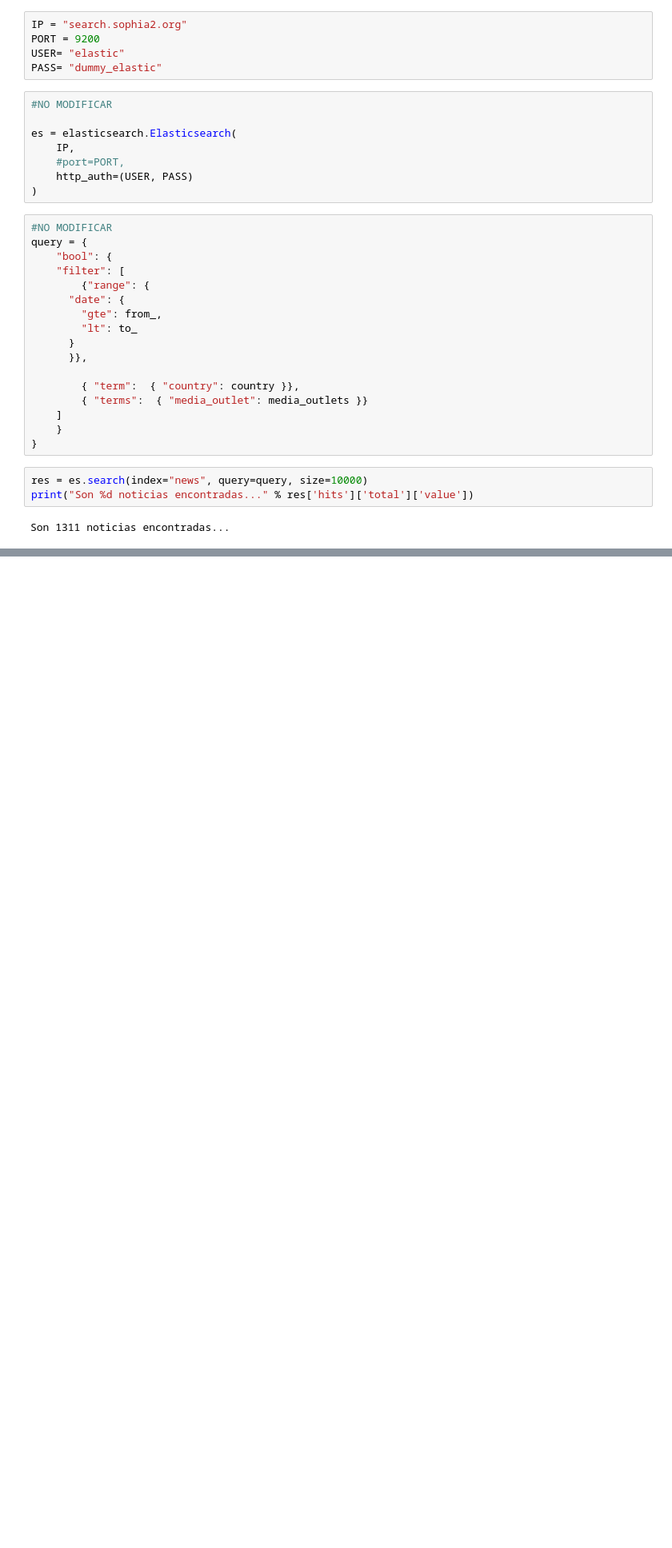
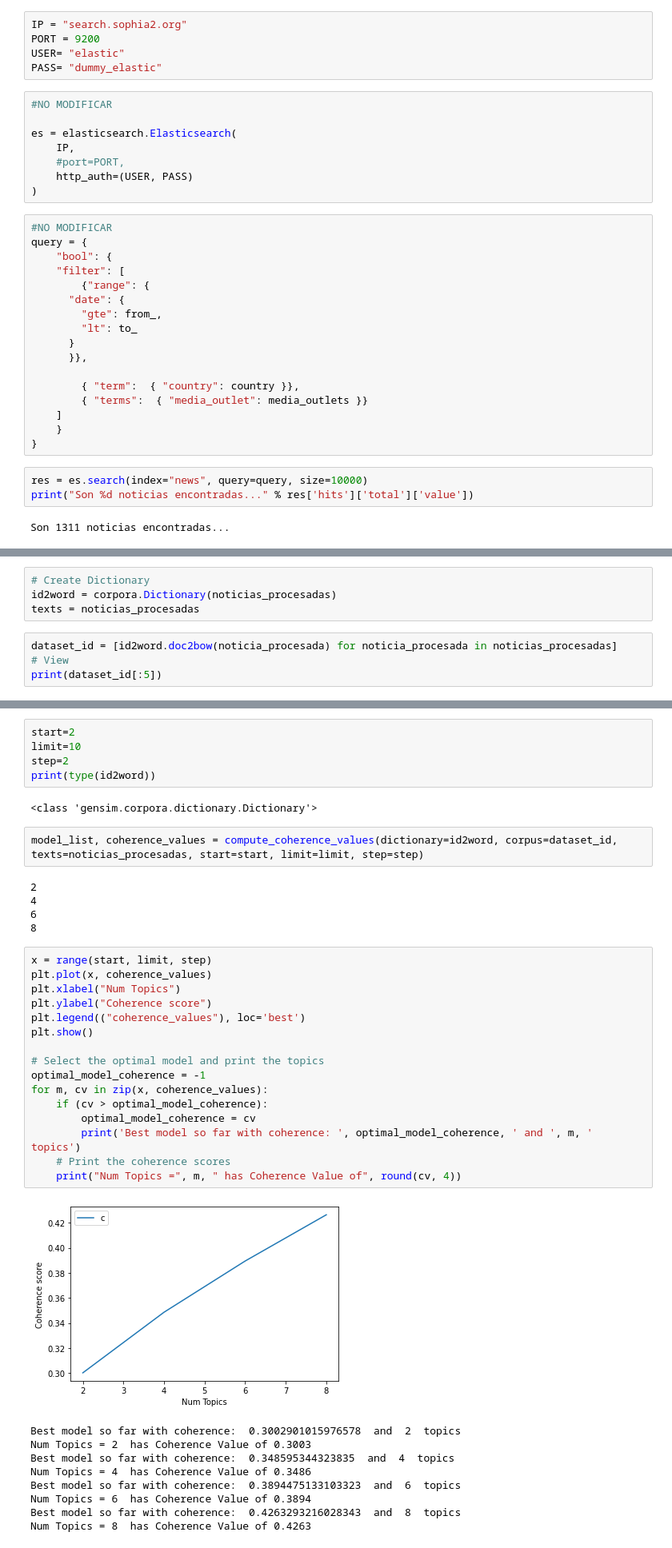
Before and after one commit to alexbgh1/INFO279_2022, a Jupyter notebook: tareas/tarea1.ipynb, the cells around one changed output, grey strips where cells are left out. Shown: that part at 80% size. Cells and saved outputs as stored; diff of their text form; blank space fills up the shorter version.

```diff
--- a/tareas/tarea1.ipynb
+++ b/tareas/tarea1.ipynb
@@ -98,0 +235,8 @@ df.head()
+# %%
+# Create Dictionary
+id2word = corpora.Dictionary(noticias_procesadas)
+texts = noticias_procesadas
+# %%
+dataset_id = [id2word.doc2bow(noticia_procesada) for noticia_procesada in noticias_procesadas]
+# View
+print(dataset_id[:5])
@@ -98,0 +296,40 @@ df.head()
+# %%
+start=2
+limit=10
+step=2
+print(type(id2word))
+# %% [output]
+<class 'gensim.corpora.dictionary.Dictionary'>
+# %%
+model_list, coherence_values = compute_coherence_values(dictionary=id2word, corpus=dataset_id, texts=noticias_procesadas, start=start, limit=limit, step=step)
+# %% [output]
+2
+4
+6
+8
+# %%
+x = range(start, limit, step)
+plt.plot(x, coherence_values)
+plt.xlabel("Num Topics")
+plt.ylabel("Coherence score")
+plt.legend(("coherence_values"), loc='best')
+plt.show()
+
+# Select the optimal model and print the topics
+optimal_model_coherence = -1
+for m, cv in zip(x, coherence_values):
+    if (cv > optimal_model_coherence):
+        optimal_model_coherence = cv
+        print('Best model so far with coherence: ', optimal_model_coherence, ' and ', m, ' topics')
+    # Print the coherence scores
+    print("Num Topics =", m, " has Coherence Value of", round(cv, 4))
+# %% [output]
+[figure, added]
+Best model so far with coherence:  0.3002901015976578  and  2  topics
+Num Topics = 2  has Coherence Value of 0.3003
+Best model so far with coherence:  0.348595344323835  and  4  topics
+Num Topics = 4  has Coherence Value of 0.3486
+Best model so far with coherence:  0.3894475133103323  and  6  topics
+Num Topics = 6  has Coherence Value of 0.3894
+Best model so far with coherence:  0.4263293216028343  and  8  topics
+Num Topics = 8  has Coherence Value of 0.4263
```
Also changed, not shown: parts of 43 cells of this notebook, 5 other files.
